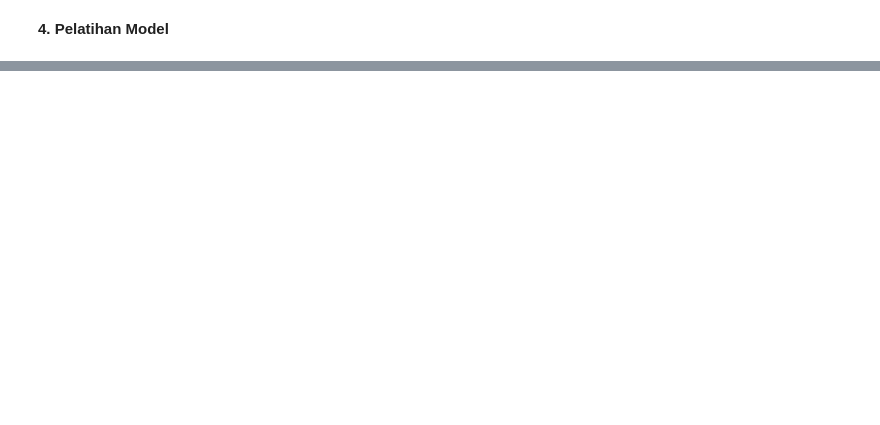
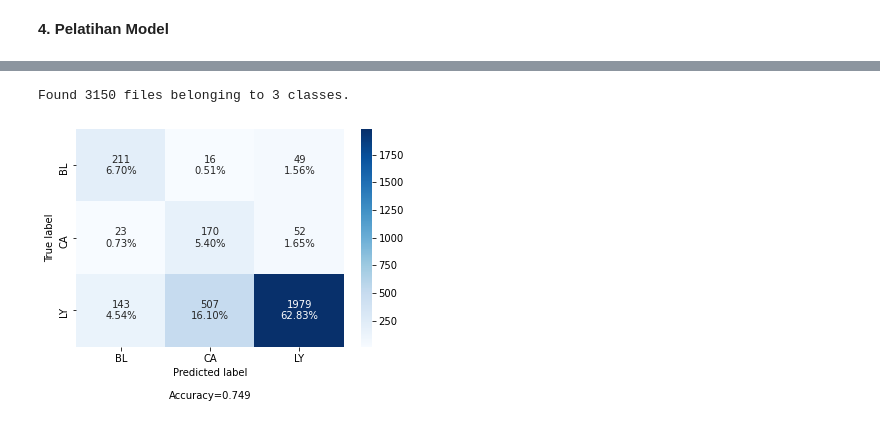
Before and after one commit to hafizhry/Lymphoma-Detection, a Jupyter notebook: Pengenalan_Limfoma.ipynb, the cells around one changed output, grey strips where cells are left out. Saved outputs shown, nothing was run; the diff lists cells and outputs as text; code cells hidden in the pictures; blank space fills up the shorter version.

```diff
--- a/Pengenalan_Limfoma.ipynb
+++ b/Pengenalan_Limfoma.ipynb
@@ -331,0 +385,31 @@ plt.show()
+# %%
+# Menyiapkan dataset untuk tes
+test_data = tf.keras.preprocessing.image_dataset_from_directory(
+    test_dir,
+    seed = 42,
+    image_size = (img_height, img_width),
+    batch_size = batch_size)
+# %% [output]
+Found 3150 files belonging to 3 classes.
+# %%
+# Membuat prediksi
+label = []
+scores = []
+prediction = []
+
+for images, labels in test_data.take(-1):
+    for i in range(len(images)):
+        img_array = keras.preprocessing.image.img_to_array(images[i])
+        img_array = tf.expand_dims(img_array, 0)
+        predictions = model.predict(img_array)
+        score = tf.nn.softmax(predictions[0])
+        label.append(labels[i])
+        scores.append(score)
+        prediction.append(np.argmax(score))
+# %%
+confusion_matrix = tf.math.confusion_matrix(labels=label, predictions=prediction)
+confusion_matrix = np.array(confusion_matrix)
+# %%
+make_confusion_matrix(confusion_matrix, categories = ['BL', 'CA', 'LY'])
+# %% [output]
+[figure, added]
```
Also changed, not shown: parts of 31 cells of this notebook.
